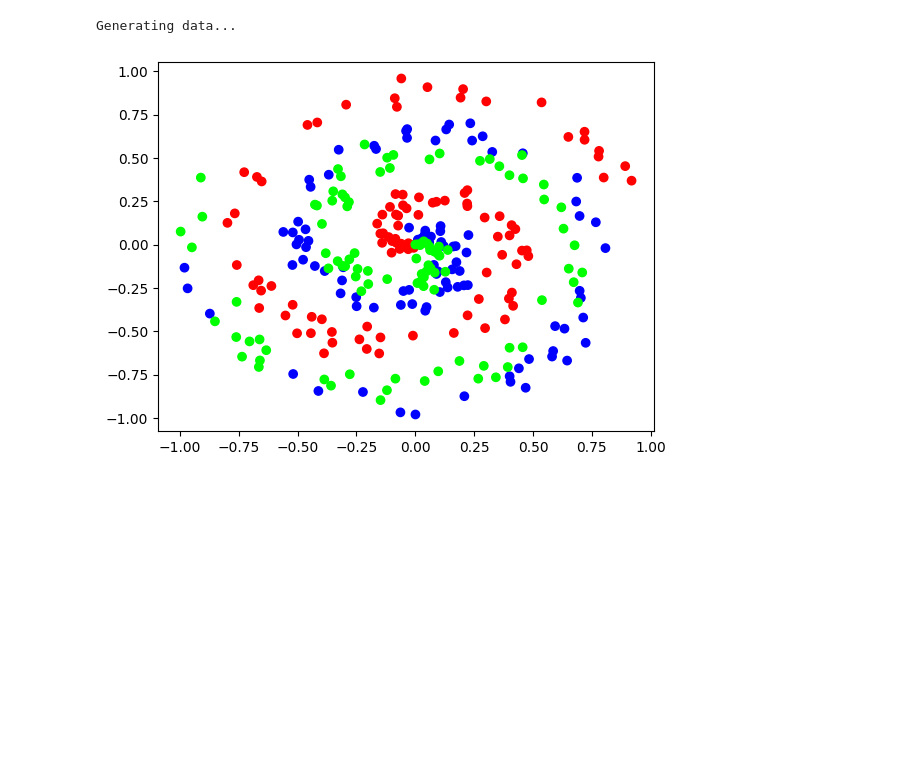
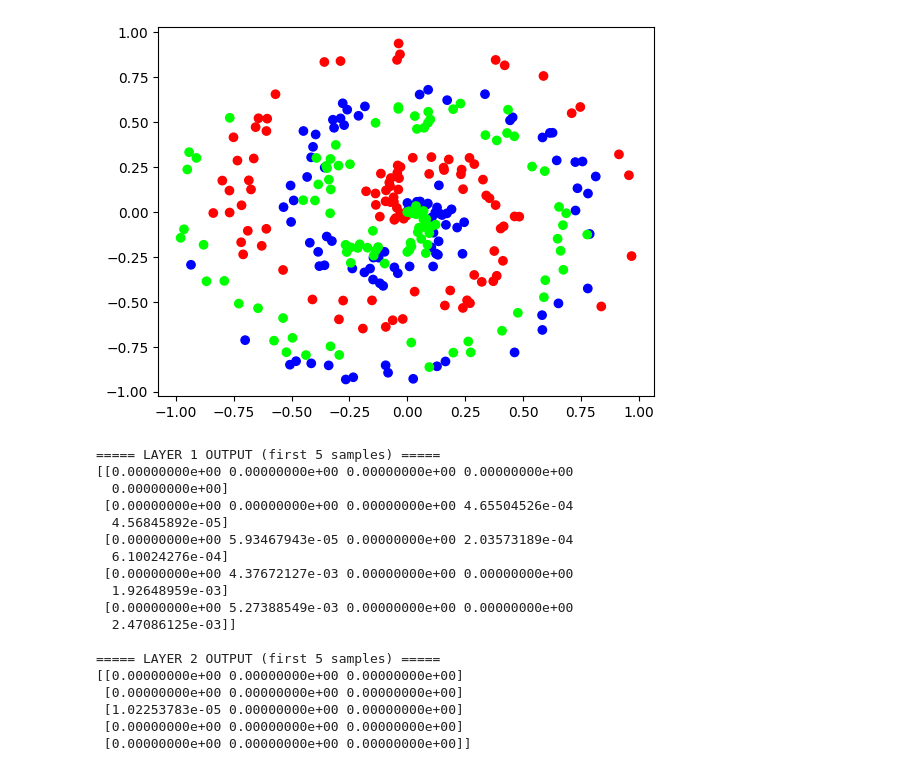
Before and after one commit to Endale2/Neural_Networks_From_Scratch, a Jupyter notebook: nnfs.ipynb, the cells around one changed output. Cells and saved outputs as stored; diff of their text form; code cells hidden in the pictures; blank space fills up the shorter version.

```diff
--- a/nnfs.ipynb
+++ b/nnfs.ipynb
@@ -1,29 +1,97 @@
 # %%
 import numpy as np
 import matplotlib.pyplot as plt
 
 
+# =========================
+# Dataset generator (spiral)
+# =========================
 def create_data(points, classes):
     X = np.zeros((points * classes, 2))        # feature matrix
     y = np.zeros(points * classes, dtype='uint8')  # labels
 
     for class_number in range(classes):
         ix = range(points * class_number, points * (class_number + 1))
         r = np.linspace(0.0, 1, points)  # radius
         t = np.linspace(class_number * 4, (class_number + 1) * 4, points) + \
             np.random.randn(points) * 0.2  # theta with noise
         X[ix] = np.c_[r * np.sin(t * 2.5), r * np.cos(t * 2.5)]
         y[ix] = class_number
 
     return X, y
 
 
-# ✅ Example usage
-print("Generating data...")
+# =========================
+# Dense Layer
+# =========================
+class Layer_Dense:
+    def __init__(self, n_inputs, n_neurons):
+        self.weights = 0.1 * np.random.randn(n_inputs, n_neurons)
+        self.biases = np.zeros((1, n_neurons))
+        self.output = None
+
+    def forward(self, inputs):
+        self.output = np.dot(inputs, self.weights) + self.biases
+
+
+# =========================
+# ReLU Activation
+# =========================
+class Activation_ReLU:
+    def forward(self, inputs):
+        self.output = np.maximum(0, inputs)
+
+
+# =========================
+# MAIN
+# =========================
+np.random.seed(0)
+
+# Generate dataset (300 samples, 3 classes)
 X, y = create_data(100, 3)
 
+# Visualize dataset
 plt.scatter(X[:, 0], X[:, 1], c=y, cmap="brg")
 plt.show()
+
+# ---- Layer 1: (2 inputs → 5 neurons) ----
+layer1 = Layer_Dense(2, 5)
+activation1 = Activation_ReLU()
+
+# Forward pass layer 1
+layer1.forward(X)
+activation1.forward(layer1.output)
+
+print("===== LAYER 1 OUTPUT (first 5 samples) =====")
+print(activation1.output[:5])
+
+# ---- Layer 2: (5 inputs → 3 neurons) ----
+layer2 = Layer_Dense(5, 3)
+activation2 = Activation_ReLU()
+
+# Forward pass layer 2 (input = activation1.output)
+layer2.forward(activation1.output)
+activation2.forward(layer2.output)
+
+print("\n===== LAYER 2 OUTPUT (first 5 samples) =====")
+print(activation2.output[:5])
 # %% [output]
+[figure, new version]
-Generating data...
+===== LAYER 1 OUTPUT (first 5 samples) =====
+[[0.00000000e+00 0.00000000e+00 0.00000000e+00 0.00000000e+00
+  0.00000000e+00]
+ [0.00000000e+00 0.00000000e+00 0.00000000e+00 4.65504526e-04
+  4.56845892e-05]
+ [0.00000000e+00 5.93467943e-05 0.00000000e+00 2.03573189e-04
+  6.10024276e-04]
+ [0.00000000e+00 4.37672127e-03 0.00000000e+00 0.00000000e+00
+  1.92648959e-03]
+ [0.00000000e+00 5.27388549e-03 0.00000000e+00 0.00000000e+00
+  2.47086125e-03]]
+
+===== LAYER 2 OUTPUT (first 5 samples) =====
+[[0.00000000e+00 0.00000000e+00 0.00000000e+00]
+ [0.00000000e+00 0.00000000e+00 0.00000000e+00]
+ [1.02253783e-05 0.00000000e+00 0.00000000e+00]
+ [0.00000000e+00 0.00000000e+00 0.00000000e+00]
+ [0.00000000e+00 0.00000000e+00 0.00000000e+00]]
-[figure, old version]
```
Also changed, not shown: parts of 1 cell of this notebook, 3 other files.
